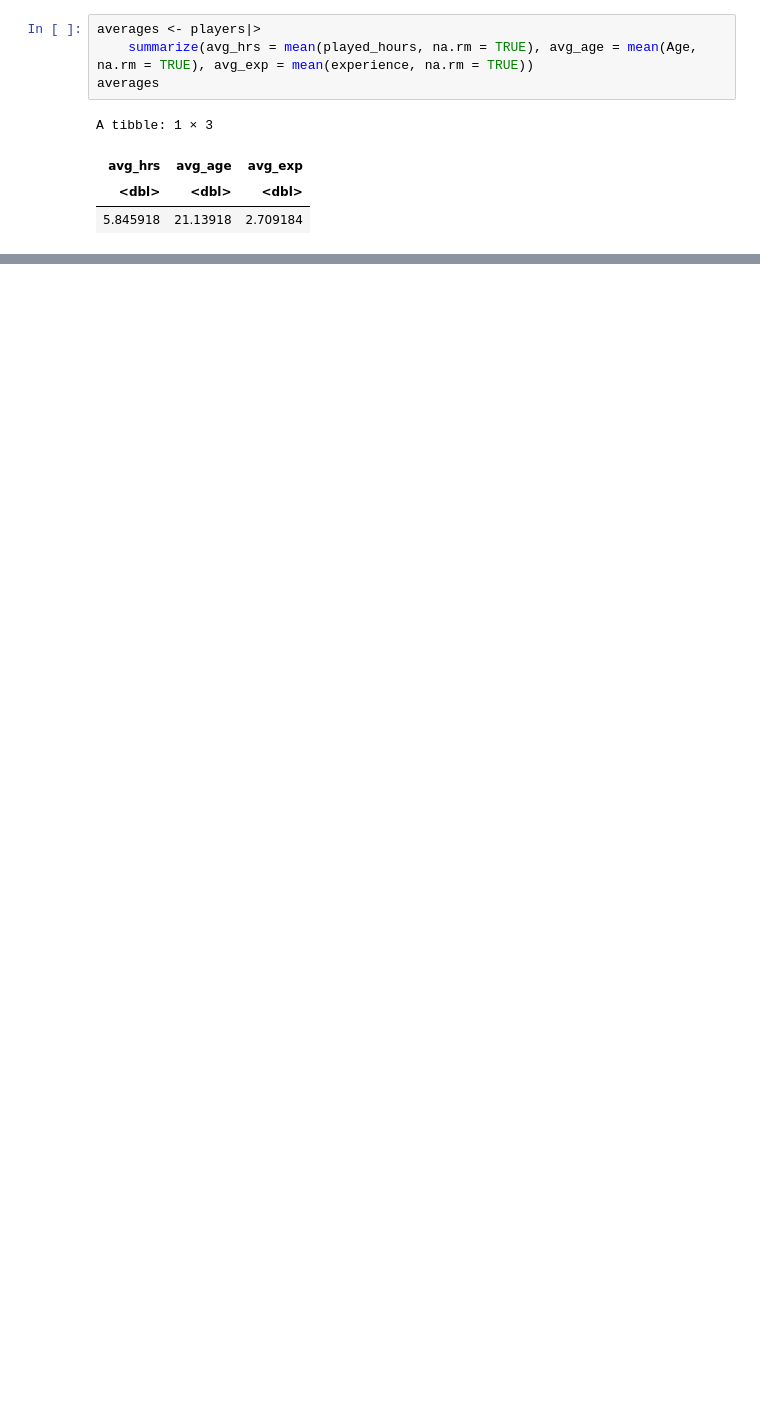
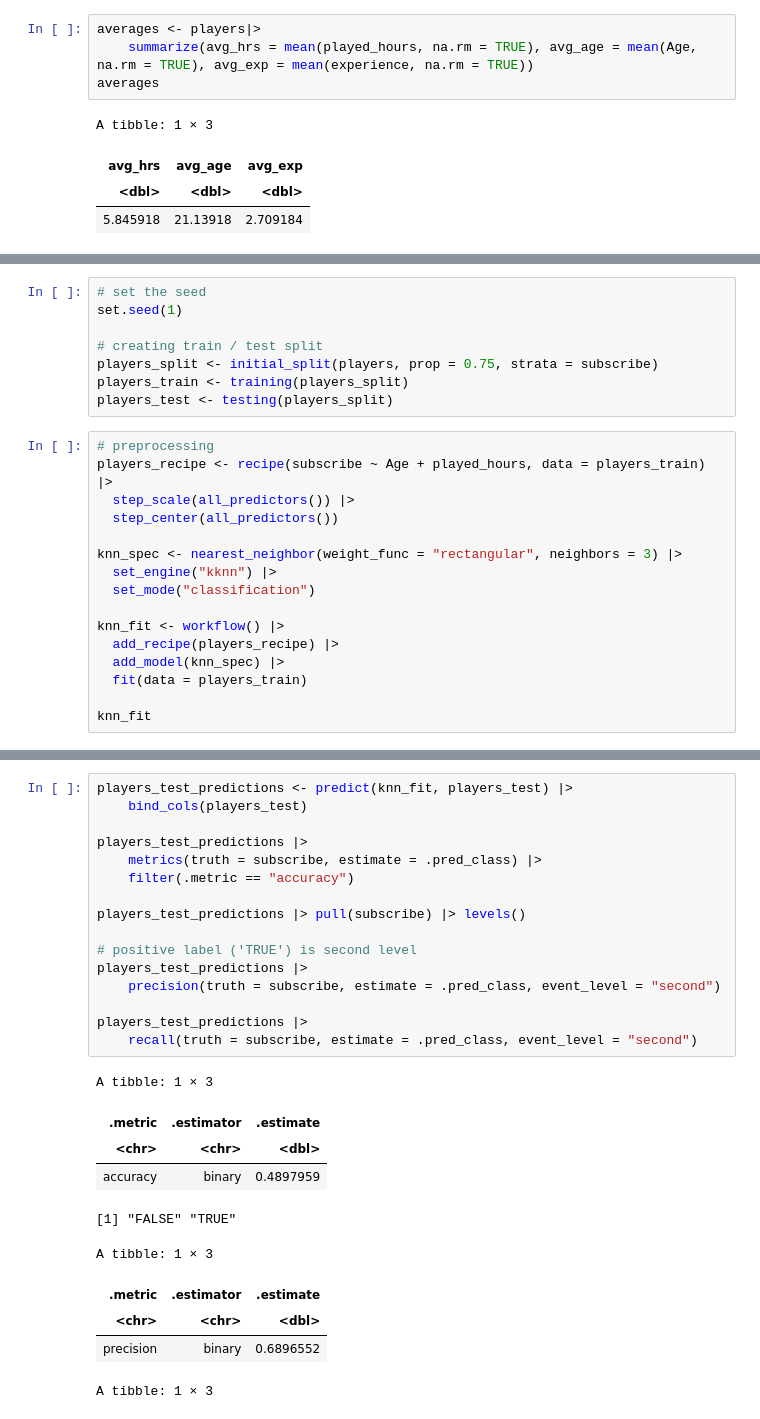
Before and after one commit to annhuynhh/dsci_group_final_project, a Jupyter notebook: wrangling1.ipynb, the cells around one changed output, grey strips where cells are left out. Drawn from its saved outputs; the diff is of its cells as text; blank space fills up the shorter version.

```diff
--- a/wrangling1.ipynb
+++ b/wrangling1.ipynb
@@ -98,0 +97,24 @@ age_exp_plot
+# %%
+# set the seed
+set.seed(1)
+
+# creating train / test split
+players_split <- initial_split(players, prop = 0.75, strata = subscribe)
+players_train <- training(players_split)
+players_test <- testing(players_split)
+# %%
+# preprocessing
+players_recipe <- recipe(subscribe ~ Age + played_hours, data = players_train) |>
+  step_scale(all_predictors()) |>
+  step_center(all_predictors())
+
+knn_spec <- nearest_neighbor(weight_func = "rectangular", neighbors = 3) |>
+  set_engine("kknn") |>
+  set_mode("classification")
+
+knn_fit <- workflow() |>
+  add_recipe(players_recipe) |>
+  add_model(knn_spec) |>
+  fit(data = players_train)
+
+knn_fit
@@ -98,0 +141,27 @@ age_exp_plot
+# %%
+players_test_predictions <- predict(knn_fit, players_test) |>
+    bind_cols(players_test)
+
+players_test_predictions |>
+    metrics(truth = subscribe, estimate = .pred_class) |>
+    filter(.metric == "accuracy")
+
+players_test_predictions |> pull(subscribe) |> levels()
+
+# positive label ('TRUE') is second level
+players_test_predictions |>
+    precision(truth = subscribe, estimate = .pred_class, event_level = "second")
+
+players_test_predictions |>
+    recall(truth = subscribe, estimate = .pred_class, event_level = "second")
+# %% [output]
+A tibble: 1 × 3
+| .metric | .estimator | .estimate |
+| <chr> | <chr> | <dbl> |
+| accuracy | binary | 0.4897959 |
+[1] "FALSE" "TRUE"
+A tibble: 1 × 3
+| .metric | .estimator | .estimate |
+| <chr> | <chr> | <dbl> |
+| precision | binary | 0.6896552 |
+A tibble: 1 × 3
```
Also changed, not shown: parts of 7 cells of this notebook.
